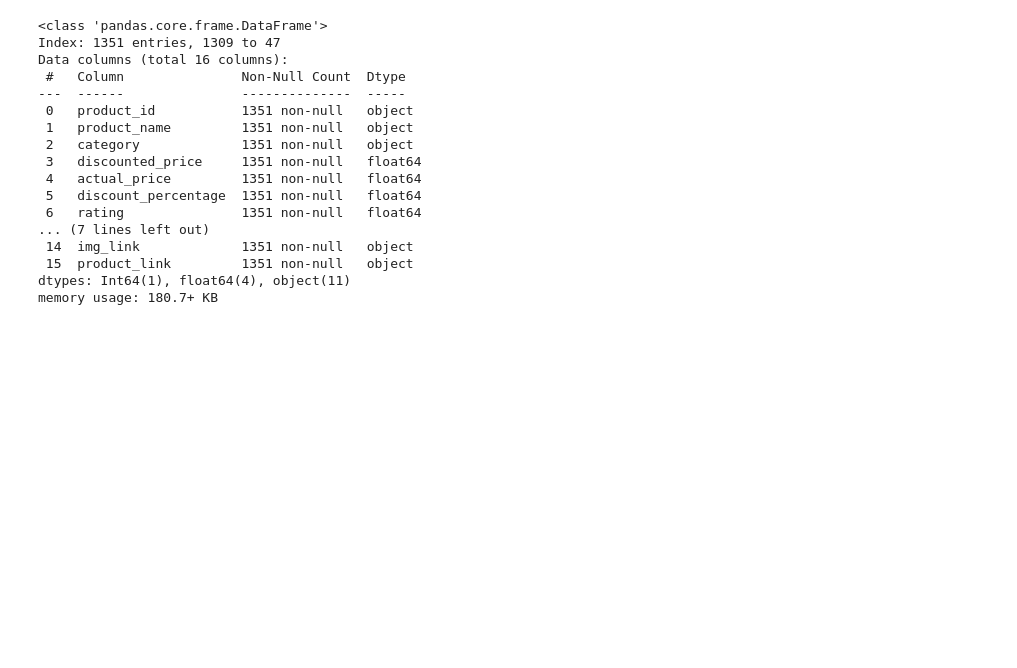
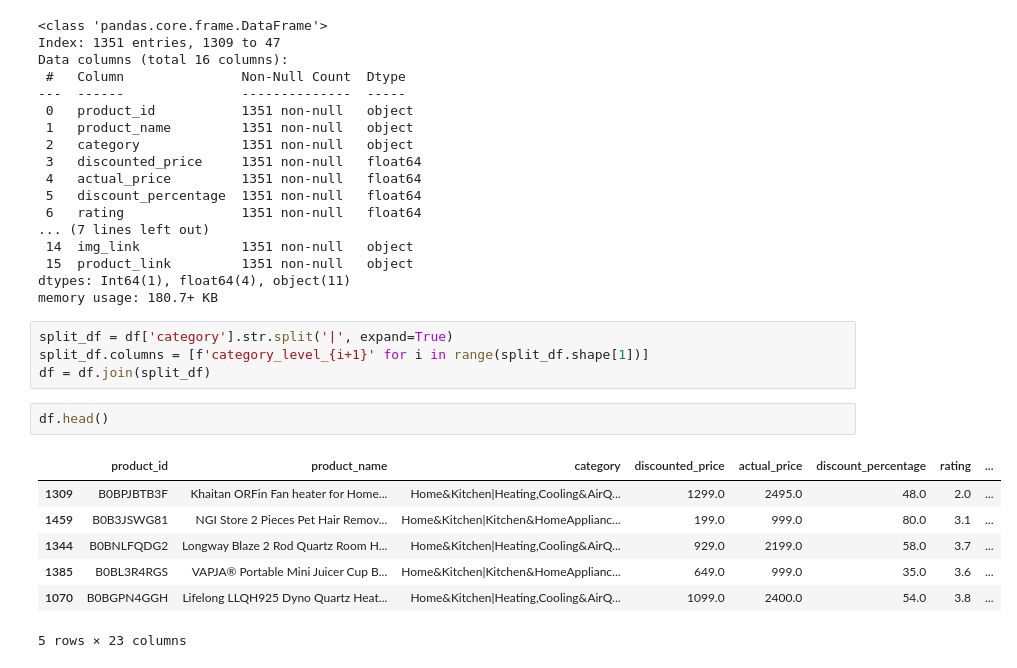
Before and after one commit to SantoshAbhinav/BusinessCaseStudies, a Jupyter notebook: case_studies/Amazon_Product_Recommendation_System_BCS.ipynb, the cells around one changed output. Drawn from its saved outputs; the diff is of its cells as text; blank space fills up the shorter version.

Commit message:
Splitting Category into hierarchy levels

```diff
--- a/case_studies/Amazon_Product_Recommendation_System_BCS.ipynb
+++ b/case_studies/Amazon_Product_Recommendation_System_BCS.ipynb
@@ -436,3 +436,17 @@ Data columns (total 16 columns):
  15  product_link         1351 non-null   object
 dtypes: Int64(1), float64(4), object(11)
 memory usage: 180.7+ KB
+# %%
+split_df = df['category'].str.split('|', expand=True)
+split_df.columns = [f'category_level_{i+1}' for i in range(split_df.shape[1])]
+df = df.join(split_df)
+# %%
+df.head()
+# %% [output]
+|  | product_id | product_name | category | discounted_price | actual_price | discount_percentage | rating | ... |
+| 1309 | B0BPJBTB3F | Khaitan ORFin Fan heater for Home... | Home&Kitchen|Heating,Cooling&AirQ... | 1299.0 | 2495.0 | 48.0 | 2.0 | ... |
+| 1459 | B0B3JSWG81 | NGI Store 2 Pieces Pet Hair Remov... | Home&Kitchen|Kitchen&HomeApplianc... | 199.0 | 999.0 | 80.0 | 3.1 | ... |
+| 1344 | B0BNLFQDG2 | Longway Blaze 2 Rod Quartz Room H... | Home&Kitchen|Heating,Cooling&AirQ... | 929.0 | 2199.0 | 58.0 | 3.7 | ... |
+| 1385 | B0BL3R4RGS | VAPJA® Portable Mini Juicer Cup B... | Home&Kitchen|Kitchen&HomeApplianc... | 649.0 | 999.0 | 35.0 | 3.6 | ... |
+| 1070 | B0BGPN4GGH | Lifelong LLQH925 Dyno Quartz Heat... | Home&Kitchen|Heating,Cooling&AirQ... | 1099.0 | 2400.0 | 54.0 | 3.8 | ... |
+5 rows × 23 columns
```
